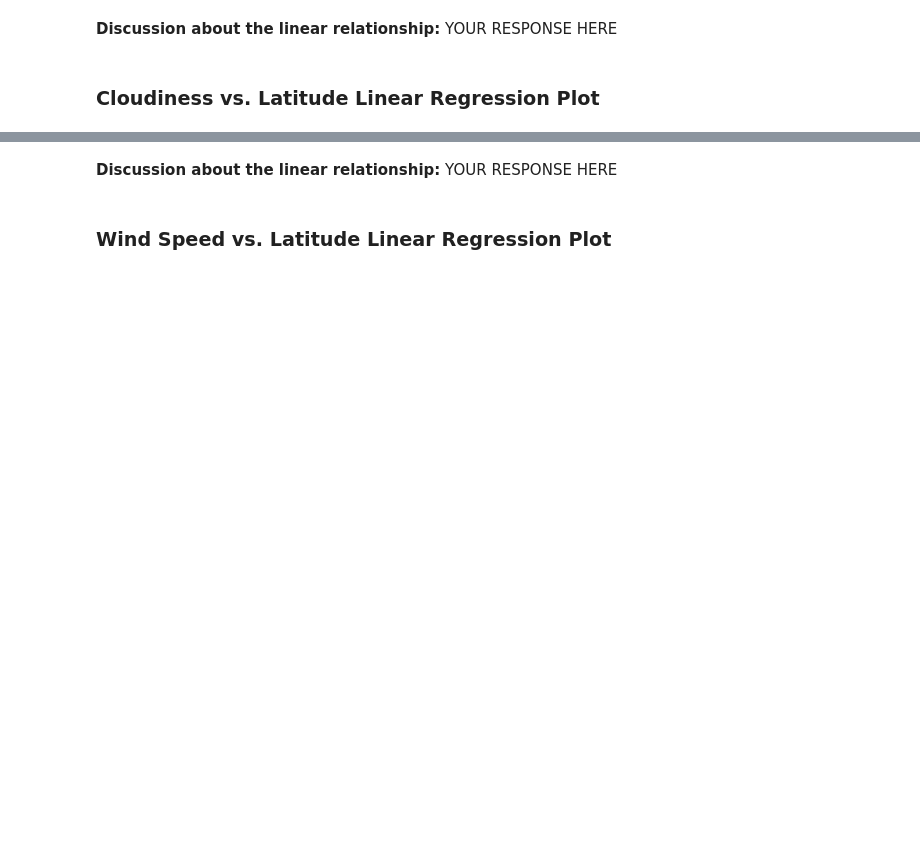
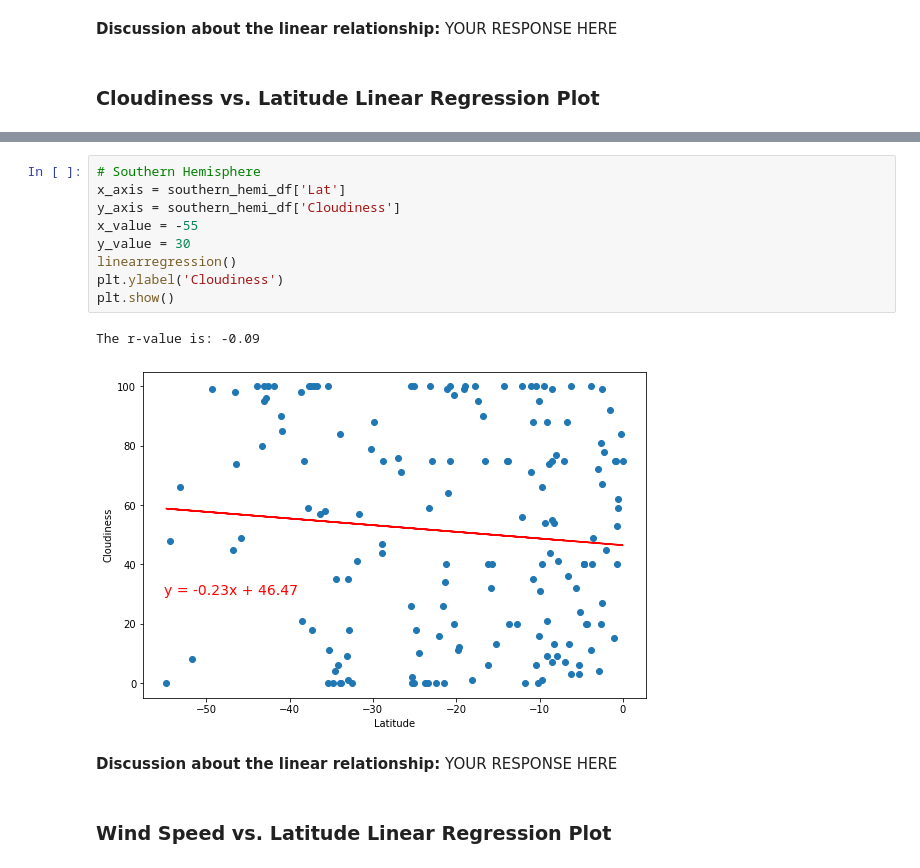
Before and after one commit to daniklafrance/python_api_challenge, a Jupyter notebook: WeatherPy.ipynb, the cells around one changed output, grey strips where cells are left out. Cells and saved outputs as stored; diff of their text form; blank space fills up the shorter version.

```diff
--- a/WeatherPy.ipynb
+++ b/WeatherPy.ipynb
@@ -305,3 +393,15 @@ plt.show()
+# %%
+# Southern Hemisphere
+x_axis = southern_hemi_df['Lat']
+y_axis = southern_hemi_df['Cloudiness']
+x_value = -55
+y_value = 30
+linearregression()
+plt.ylabel('Cloudiness')
+plt.show()
+# %% [output]
+The r-value is: -0.09
+[figure, added]
 # %% [markdown]
 **Discussion about the linear relationship:** YOUR RESPONSE HERE
 # %% [markdown]
```
Also changed, not shown: parts of 23 cells of this notebook, 5 other files.
